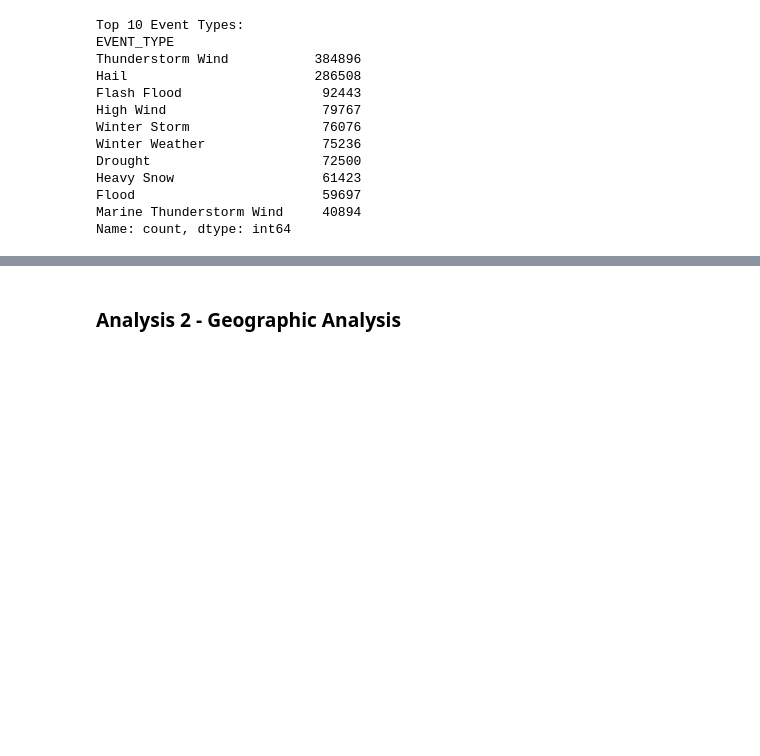
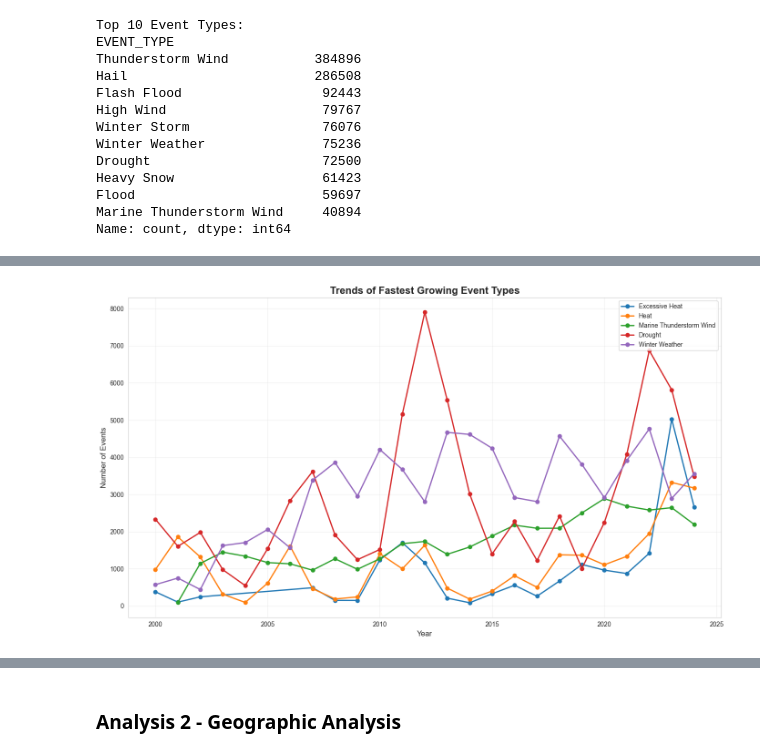
Before and after one commit to Lucasqrz1/us_extreme_weather_prediction, a Jupyter notebook: notebooks/01_data_exploration.ipynb, the cells around one changed output, grey strips where cells are left out. Saved outputs shown, nothing was run; the diff lists cells and outputs as text; code cells hidden in the pictures; blank space fills up the shorter version.

```diff
--- a/notebooks/01_data_exploration.ipynb
+++ b/notebooks/01_data_exploration.ipynb
@@ -242,0 +245,23 @@ Name: count, dtype: int64
+# %%
+# Cell: Compare first decade vs last decade
+first_decade = df[df['DECADE'] == 2000]
+last_decade = df[df['DECADE'] == 2020]
+
+first_counts = first_decade['EVENT_TYPE'].value_counts().head(15)
+last_counts = last_decade['EVENT_TYPE'].value_counts().head(15)
+
+# Calculate growth
+comparison = pd.DataFrame({
+    '2000s': first_counts,
+    '2020s': last_counts
+}).fillna(0)
+
+comparison['Growth'] = ((comparison['2020s'] - comparison['2000s']) / comparison['2000s'] * 100).round(1)
+comparison['Absolute_Change'] = comparison['2020s'] - comparison['2000s']
+
+# Sort by growth percentage
+comparison_sorted = comparison.sort_values('Growth', ascending=False)
+
+print("EVENT TYPE CHANGES (2000s vs 2020s):")
+print("="*70)
+print(comparison_sorted.to_string())
@@ -242,0 +317,20 @@ Name: count, dtype: int64
+# %%
+# Cell: Year-over-year trend for top growing events
+top_5_growing = comparison_sorted.head(5).index
+
+plt.figure(figsize=(14, 8))
+
+for event_type in top_5_growing:
+    yearly_counts = df[df['EVENT_TYPE'] == event_type].groupby('YEAR').size()
+    plt.plot(yearly_counts.index, yearly_counts.values, marker='o', label=event_type, linewidth=2)
+
+plt.title('Trends of Fastest Growing Event Types', fontsize=16, fontweight='bold')
+plt.xlabel('Year', fontsize=12)
+plt.ylabel('Number of Events', fontsize=12)
+plt.legend(loc='best', fontsize=10)
+plt.grid(alpha=0.3)
+plt.tight_layout()
+plt.savefig('../images/10_growing_events_trend.png', dpi=300, bbox_inches='tight')
+plt.show()
+# %% [output]
+[figure, added]
```
Also changed, not shown: parts of 6 cells of this notebook, 4 other files.
